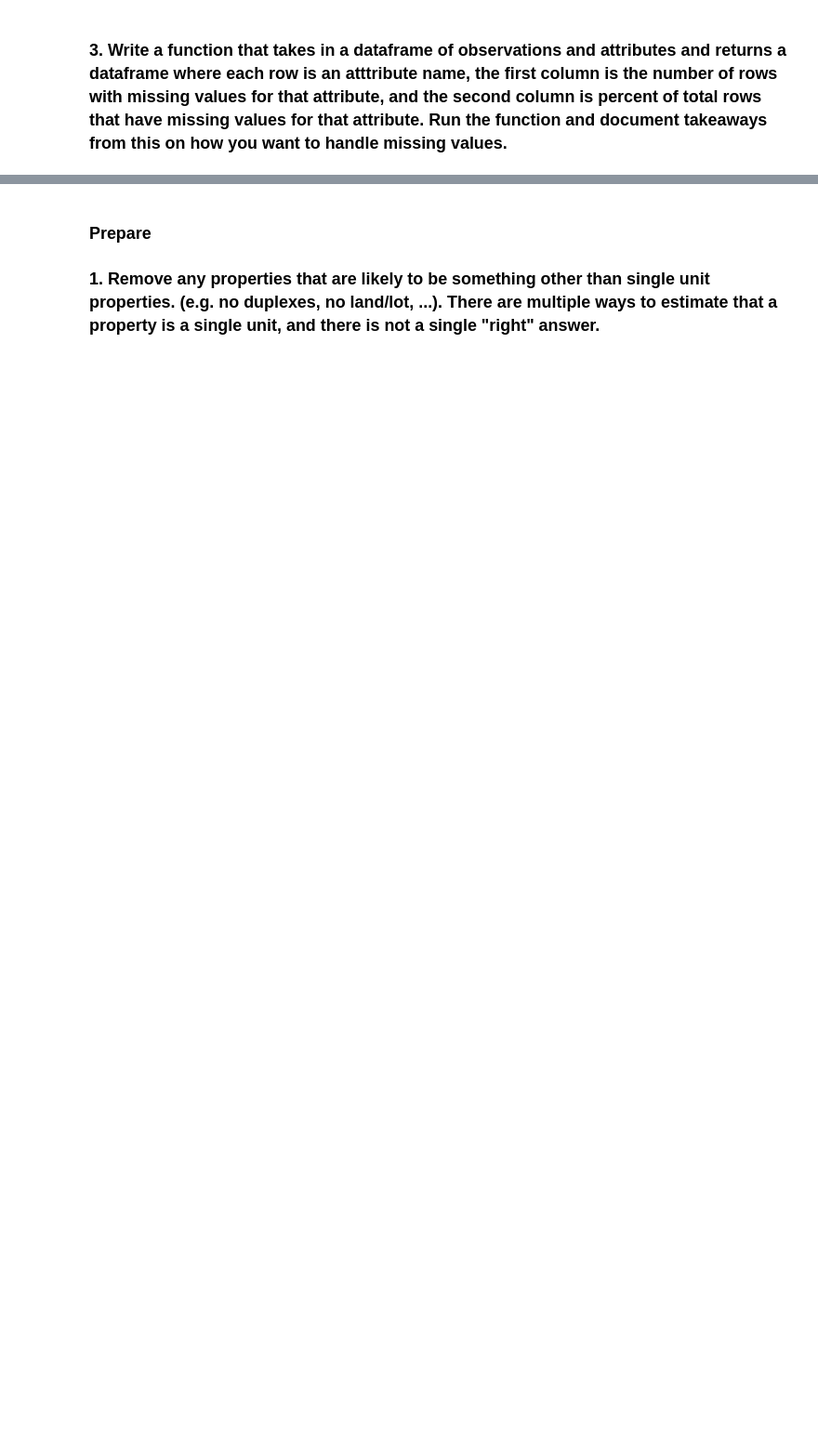
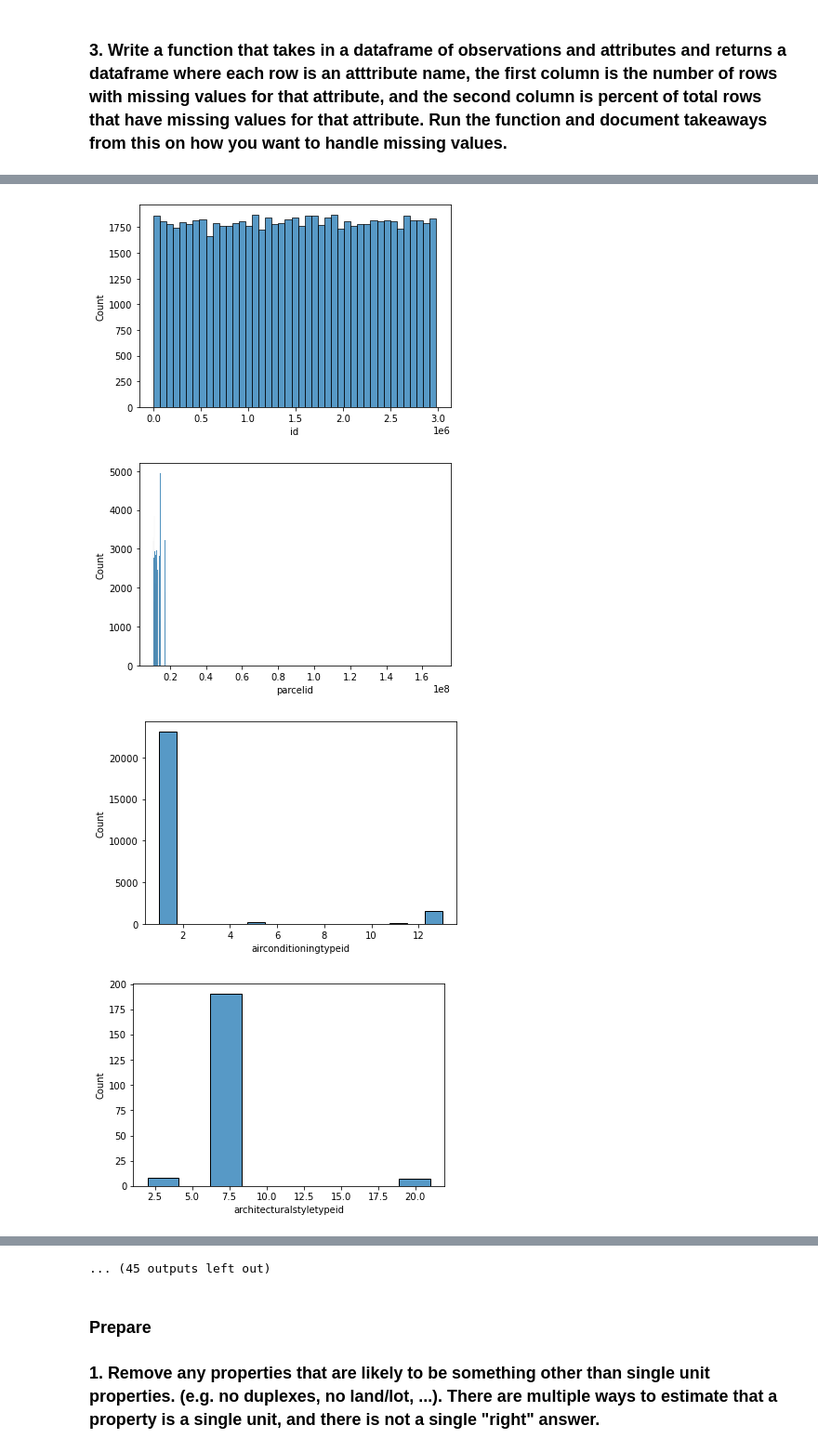
Before and after one commit to patrickamwayi/clustering-exercises, a Jupyter notebook: zillow.ipynb, the cells around one changed output, grey strips where cells are left out. Shown at 93% size. Drawn from its saved outputs; the diff is of its cells as text; code cells hidden in the pictures; blank space fills up the shorter version.

```diff
--- a/zillow.ipynb
+++ b/zillow.ipynb
@@ -123,0 +154,11 @@ observations_column_nulls(df)
+# %%
+#visualization
+numerical_columns = [col for col in df.columns if col in df.select_dtypes(include = ["number"])]
+for col in numerical_columns:
+    sns.histplot(df[col])
+    plt.show()
+# %% [output]
+[figure, added]
+[figure, added]
+[figure, added]
+[figure, added]
@@ -124,3 +173,4 @@ observations_column_nulls(df)
+... (45 outputs left out)
 # %% [markdown]
 ### Prepare
 
```
Also changed, not shown: parts of 17 cells of this notebook.
